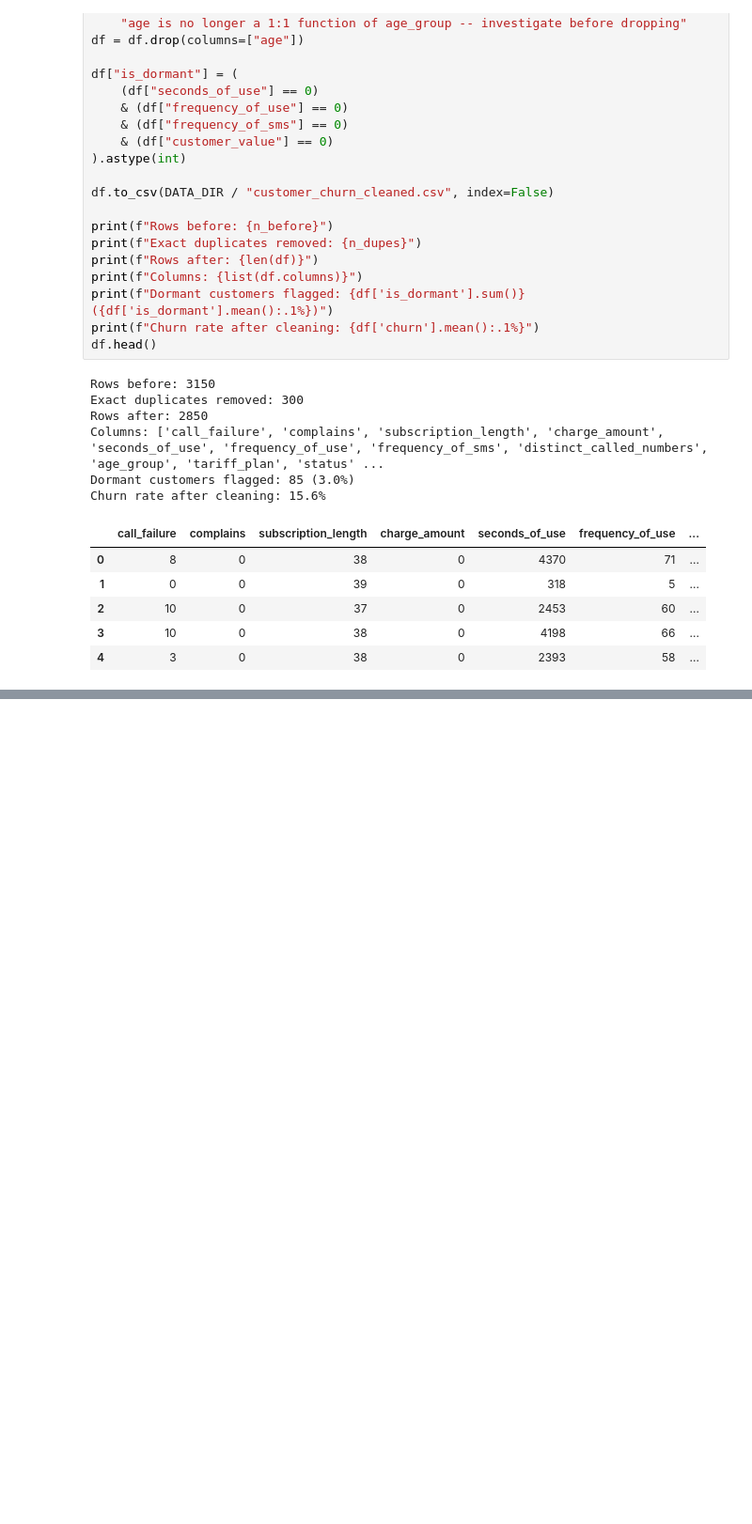
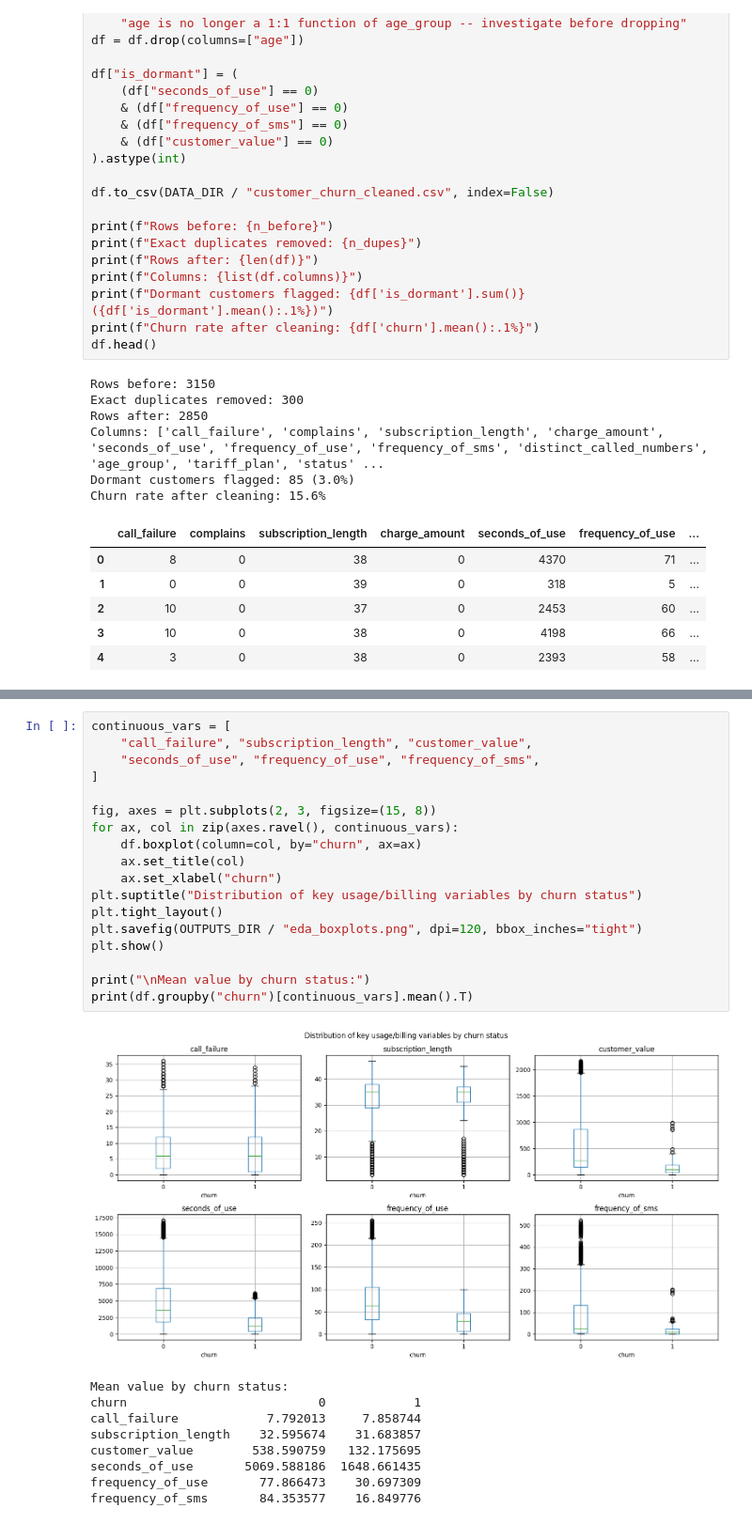
Before and after one commit to umunnaprecious2-prog/Customer-Churn-Prediction, a Jupyter notebook: Customer_Churn_Analysis.ipynb, the cells around one changed output, grey strips where cells are left out. Shown at 94% size. Saved outputs shown, nothing was run; the diff lists cells and outputs as text; blank space fills up the shorter version.

Commit message:
Notebook: EDA section (churn breakdowns, correlations, status leakage note)
Co-Authored-By: Claude Sonnet 5 <noreply@anthropic.com>

```diff
--- a/Customer_Churn_Analysis.ipynb
+++ b/Customer_Churn_Analysis.ipynb
@@ -104,0 +142,28 @@ Churn rate after cleaning: 15.6%
+# %%
+continuous_vars = [
+    "call_failure", "subscription_length", "customer_value",
+    "seconds_of_use", "frequency_of_use", "frequency_of_sms",
+]
+
+fig, axes = plt.subplots(2, 3, figsize=(15, 8))
+for ax, col in zip(axes.ravel(), continuous_vars):
+    df.boxplot(column=col, by="churn", ax=ax)
+    ax.set_title(col)
+    ax.set_xlabel("churn")
+plt.suptitle("Distribution of key usage/billing variables by churn status")
+plt.tight_layout()
+plt.savefig(OUTPUTS_DIR / "eda_boxplots.png", dpi=120, bbox_inches="tight")
+plt.show()
+
+print("\nMean value by churn status:")
+print(df.groupby("churn")[continuous_vars].mean().T)
+# %% [output]
+[figure, added]
+Mean value by churn status:
+churn                          0            1
+call_failure            7.792013     7.858744
+subscription_length    32.595674    31.683857
+customer_value        538.590759   132.175695
+seconds_of_use       5069.588186  1648.661435
+frequency_of_use       77.866473    30.697309
+frequency_of_sms       84.353577    16.849776
```
Also changed, not shown: parts of 5 cells of this notebook, 2 other files.
